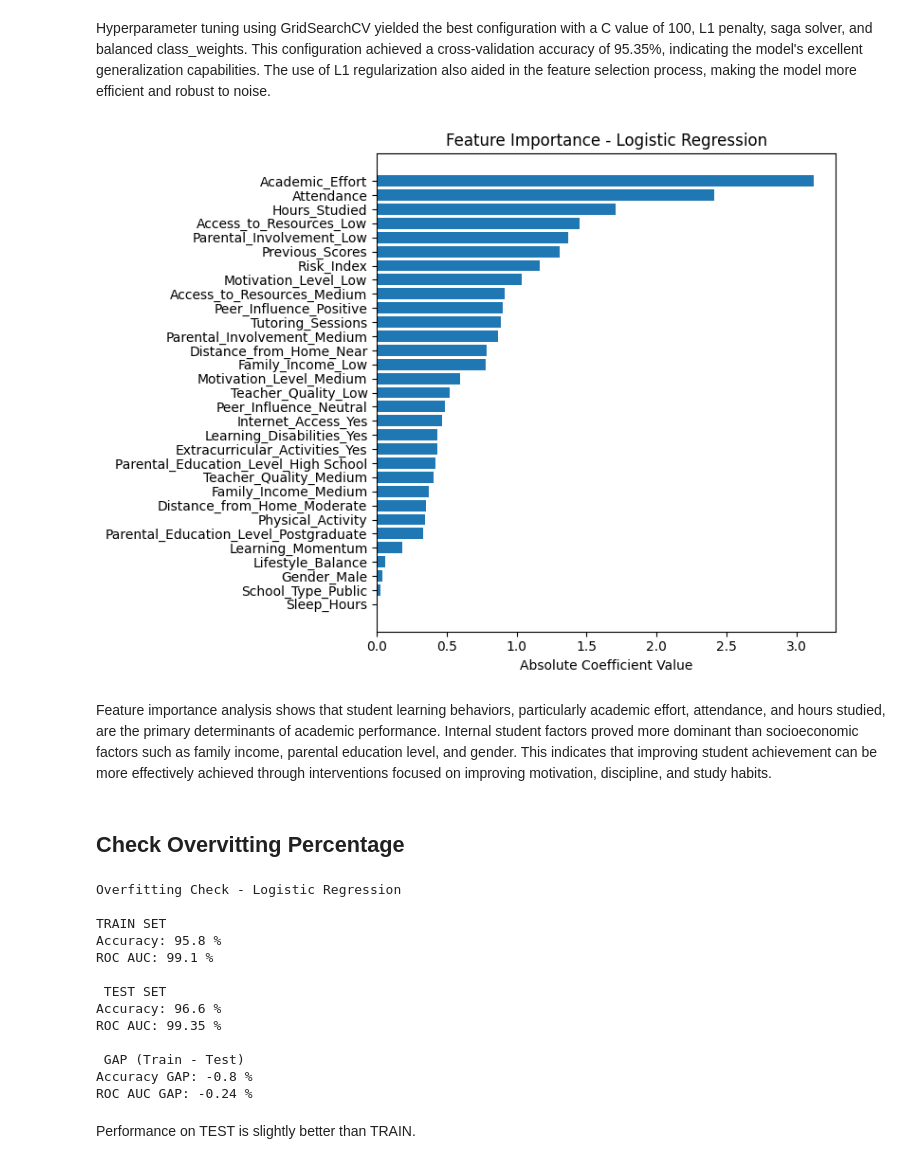
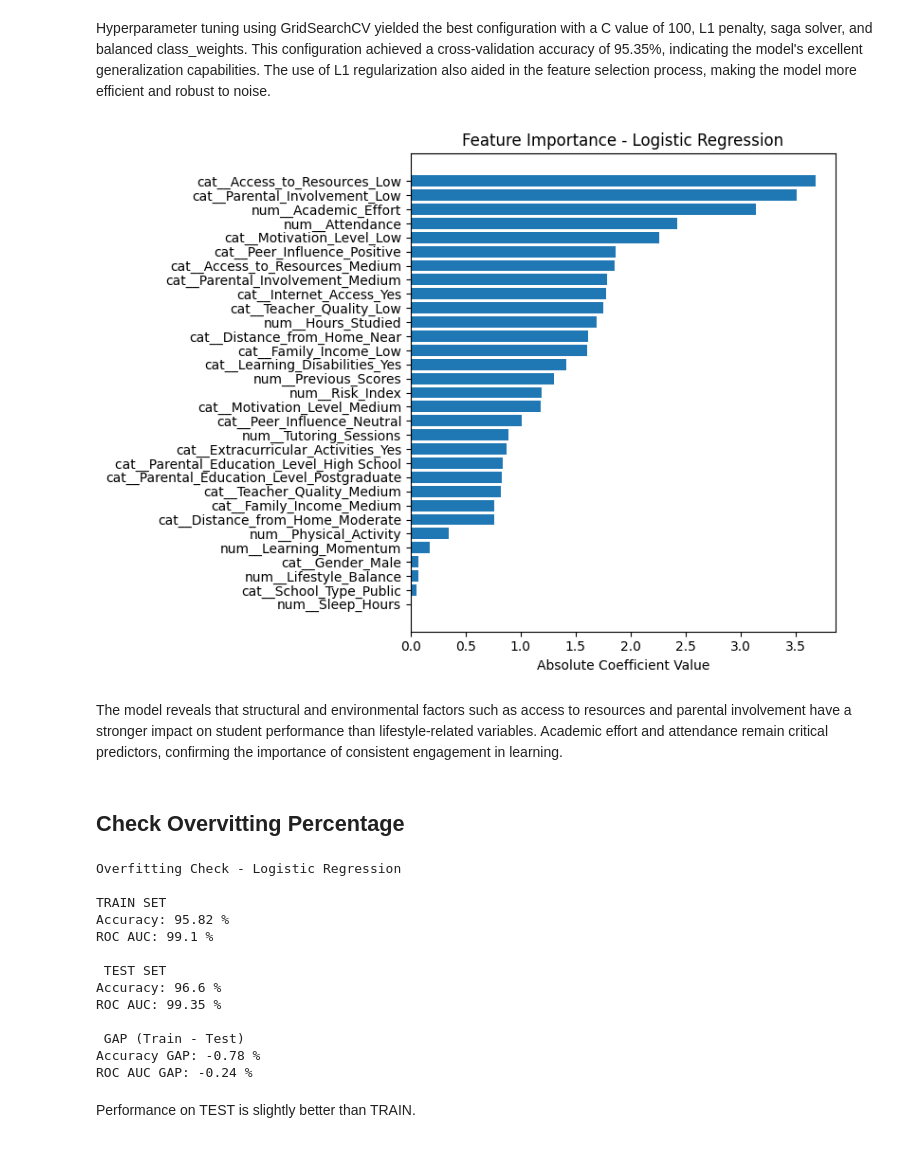
Before and after one commit to Atikahdr/Elevvo_ML_StudentPerformanceFactors, a Jupyter notebook: Student_Performance_Factors_ML.ipynb, the cells around one changed output. Saved outputs shown, nothing was run; the diff lists cells and outputs as text; code cells hidden in the pictures.

```diff
--- a/Student_Performance_Factors_ML.ipynb
+++ b/Student_Performance_Factors_ML.ipynb
@@ -604,12 +548,23 @@ Shape Y: (6607,)
+# %%
+from sklearn.preprocessing import OneHotEncoder, StandardScaler
+from sklearn.compose import ColumnTransformer
+
+X = student_data.drop(columns=["Exam_Score", "Score_Category"])
+y = student_data["Score_Category"]
+
+cat_cols = X.select_dtypes(include="object").columns
+num_cols = X.select_dtypes(exclude="object").columns
+
+preprocessor = ColumnTransformer(
+    transformers=[
+        ("cat", OneHotEncoder(drop="first", handle_unknown="ignore"), cat_cols),
+        ("num", StandardScaler(), num_cols)
+    ]
+)
 # %% [markdown]
 ## Generate training and test datasets of dependent and independent variables
 # %%
 from sklearn.model_selection import train_test_split
-from sklearn.preprocessing import LabelEncoder
-
-le = LabelEncoder()
-y = le.fit_transform(y)
-
 
 X_train, X_test, y_train, y_test = train_test_split(
     X, y,
@@ -618,6 +573,10 @@ X_train, X_test, y_train, y_test = train_test_split(
     stratify=y
 )
 
+# Fit
+X_train_processed = preprocessor.fit_transform(X_train)
+X_test_processed = preprocessor.transform(X_test)
+
 # to resolve any class imbalance - use stratify parameter.
 
 print("Shape X_train:", X_train.shape)
@@ -678,10 +622,10 @@ results = []
 
 for name, model in models:
     # Accuracy Dengan CV
-    cv_acc_results = cross_val_score(model, X_train_scaled, y_train, cv=cv, scoring='accuracy')
+    cv_acc_results = cross_val_score(model, X_train_processed, y_train, cv=cv, scoring='accuracy')
 
     # ROC AUC (pakai predict_proba)
-    y_proba = cross_val_predict(model, X_train_scaled, y_train, cv=cv, method="predict_proba")
+    y_proba = cross_val_predict(model, X_train_processed, y_train, cv=cv, method="predict_proba")
     cv_auc_results = roc_auc_score(y_train, y_proba, multi_class="ovr", average="macro")
 
     results.append([
@@ -704,7 +648,7 @@ print(model_result)
 # Pilih Model Terbaik
 best_model_name = model_result.iloc[0]['Algorithm']
 best_model = dict(models)[best_model_name]
-best_model.fit(X_train_scaled, y_train)  # training final dengan semua data train
+best_model.fit(X_train_processed, y_train)  # training final dengan semua data train
 
 print(f"\nModel terbaik: {best_model_name}")
 # %% [output]
@@ -787,7 +731,7 @@ lr = LogisticRegression(max_iter=2000, random_state=42)
 
 # Grid Search
 grid_search_lr=GridSearchCV(estimator=lr, param_grid=param_grid_lr, cv=5, scoring='accuracy',n_jobs=-1, verbose=2)
-grid_search_lr.fit(X_train_scaled, y_train)
+grid_search_lr.fit(X_train_processed, y_train)
 
 print("Best Parameters:", grid_search_lr.best_params_)
 print("Best CV Accurancy:", grid_search_lr.best_score_)
@@ -800,27 +744,29 @@ Hyperparameter tuning using GridSearchCV yielded the best configuration with a C
 # %%
 # Train Model
 lr = LogisticRegression(C=100, penalty='l1',solver='saga', random_state=42, class_weight='balanced', max_iter=2000)
-lr.fit(X_train_scaled, y_train)
+lr.fit(X_train_processed, y_train)
 
 importance = np.mean(np.abs(lr.coef_), axis=0)
 
+feature_names = preprocessor.get_feature_names_out()
+
 # Visualization
 feat_imp = pd.DataFrame({
-    'Feature': X_train.columns,
+    'Feature': feature_names,
     'Importance': importance
 }).sort_values(by='Importance', ascending=True)
 
 # Plot
 plt.figure(figsize=(8,6))
 plt.barh(feat_imp['Feature'], feat_imp['Importance'])
 plt.title("Feature Importance - Logistic Regression")
 plt.xlabel("Absolute Coefficient Value")
 plt.tight_layout()
 plt.show()
 # %% [output]
-[figure, old version]
+[figure, new version]
-# %% [markdown]
-Feature importance analysis shows that student learning behaviors, particularly academic effort, attendance, and hours studied, are the primary determinants of academic performance. Internal student factors proved more dominant than socioeconomic factors such as family income, parental education level, and gender. This indicates that improving student achievement can be more effectively achieved through interventions focused on improving motivation, discipline, and study habits.
+# %% [markdown]
+The model reveals that structural and environmental factors such as access to resources and parental involvement have a stronger impact on student performance than lifestyle-related variables. Academic effort and attendance remain critical predictors, confirming the importance of consistent engagement in learning.
 # %% [markdown]
 ## Check Overvitting Percentage
 # %%
@@ -828,11 +774,11 @@ Feature importance analysis shows that student learning behaviors, particularly
 lr_model = LogisticRegression(C=100, penalty='l1',solver='saga', random_state=42, class_weight='balanced', max_iter=2000)
 
 # Train Model
-lr_model.fit(X_train_scaled, y_train)
+lr_model.fit(X_train_processed, y_train)
 
 # Train Evaluation
-y_train_pred = lr_model.predict(X_train_scaled)
-y_train_prob = lr_model.predict_proba(X_train_scaled)
+y_train_pred = lr_model.predict(X_train_processed)
+y_train_prob = lr_model.predict_proba(X_train_processed)
 
 train_acc = accuracy_score(y_train, y_train_pred)
 train_roc = roc_auc_score(y_train, y_train_prob, multi_class="ovr", average='macro')
@@ -843,8 +789,8 @@ print('Accuracy:', round(train_acc*100, 2), '%')
 print('ROC AUC:', round(train_roc*100, 2), '%')
 
 # Test Evaluation
-y_test_pred = lr_model.predict(X_test_scaled)
-y_test_prob = lr_model.predict_proba(X_test_scaled)
+y_test_pred = lr_model.predict(X_test_processed)
+y_test_prob = lr_model.predict_proba(X_test_processed)
 
 test_acc = accuracy_score(y_test, y_test_pred)
 test_roc = roc_auc_score(y_test, y_test_prob, multi_class="ovr", average='macro')
@@ -861,7 +807,7 @@ print('ROC AUC GAP:', round((train_roc - test_roc)*100, 2), '%')
 Overfitting Check - Logistic Regression
 
 TRAIN SET
-Accuracy: 95.8 %
+Accuracy: 95.82 %
 ROC AUC: 99.1 %
 
  TEST SET
@@ -869,7 +815,7 @@ Accuracy: 96.6 %
 ROC AUC: 99.35 %
 
  GAP (Train - Test)
-Accuracy GAP: -0.8 %
+Accuracy GAP: -0.78 %
 ROC AUC GAP: -0.24 %
 # %% [markdown]
 Performance on TEST is slightly better than TRAIN.
```
Also changed, not shown: parts of 39 cells of this notebook.
